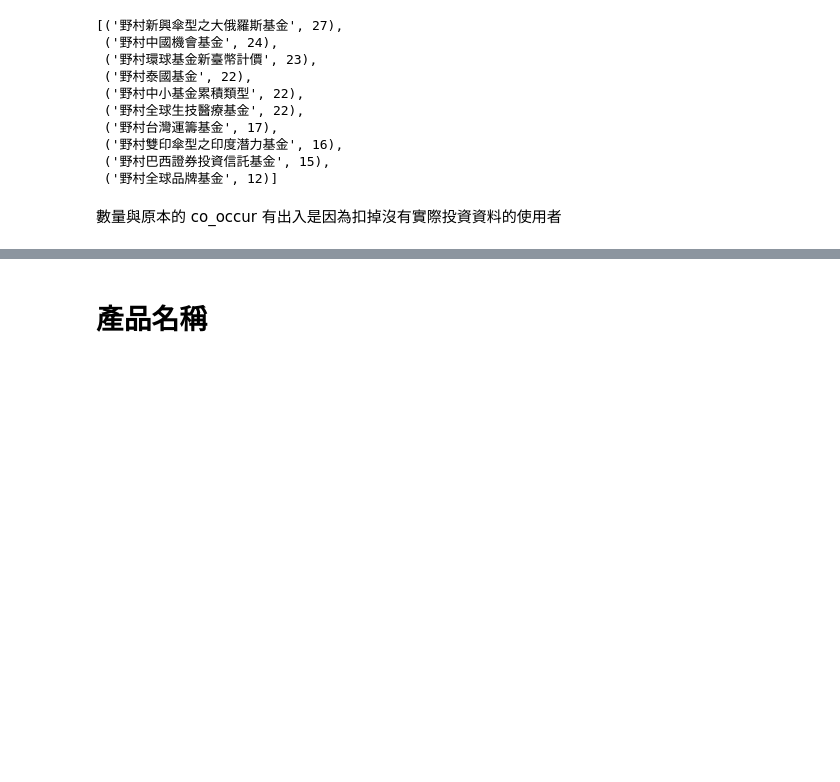
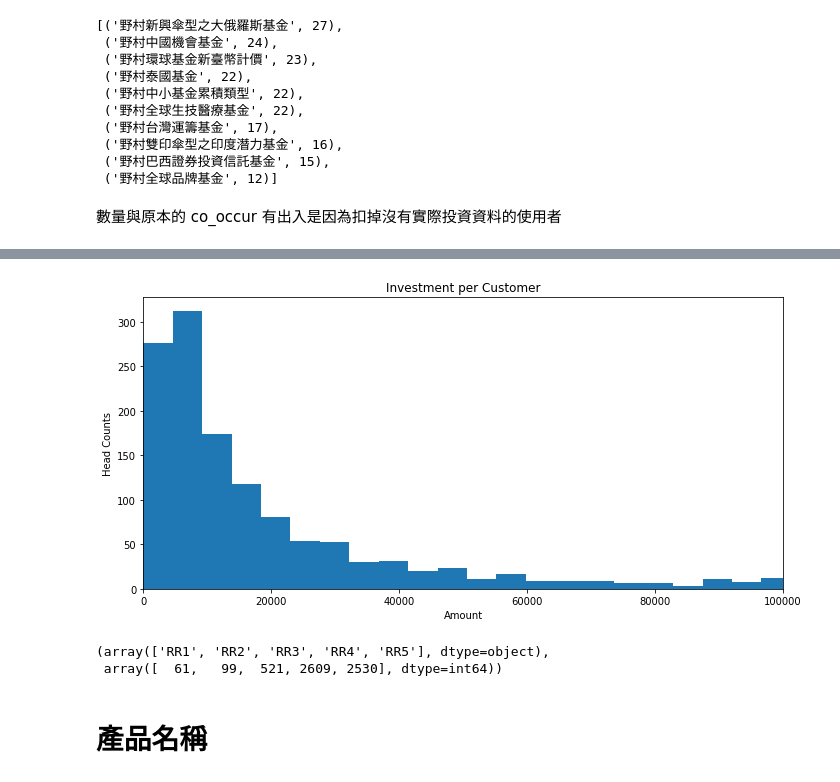
Before and after one commit to thtang/Fintech-Text-Mining-and-Machine-Learning, a Jupyter notebook: final/EDA.ipynb, the cells around one changed output, grey strips where cells are left out. Drawn from its saved outputs; the diff is of its cells as text; code cells hidden in the pictures; blank space fills up the shorter version.

Commit message:
invest stast

```diff
--- a/final/EDA.ipynb
+++ b/final/EDA.ipynb
@@ -347,3 +352,20 @@ customer_money.loc[customer_money["客戶"]==c, "風險等級"].values[0]
+# %%
+plt.figure(figsize=(10,5))
+plt.hist(customer_total["金額"], bins=1000)
+plt.xlim(0,100000)
+plt.title("Investment per Customer")
+plt.ylabel("Head Counts")
+plt.xlabel("Amount")
+plt.tight_layout()
+plt.savefig('Investment per Customer small.png', dpi=500)
+plt.show()
+# %% [output]
+[figure, added]
+# %%
+np.unique(invest["風險等級"], return_counts=True)
+# %% [output]
+(array(['RR1', 'RR2', 'RR3', 'RR4', 'RR5'], dtype=object),
+ array([  61,   99,  521, 2609, 2530], dtype=int64))
 # %%
 vis_vec = []
 amount = []
```
Also changed, not shown: parts of 7 cells of this notebook, 3 other files.
